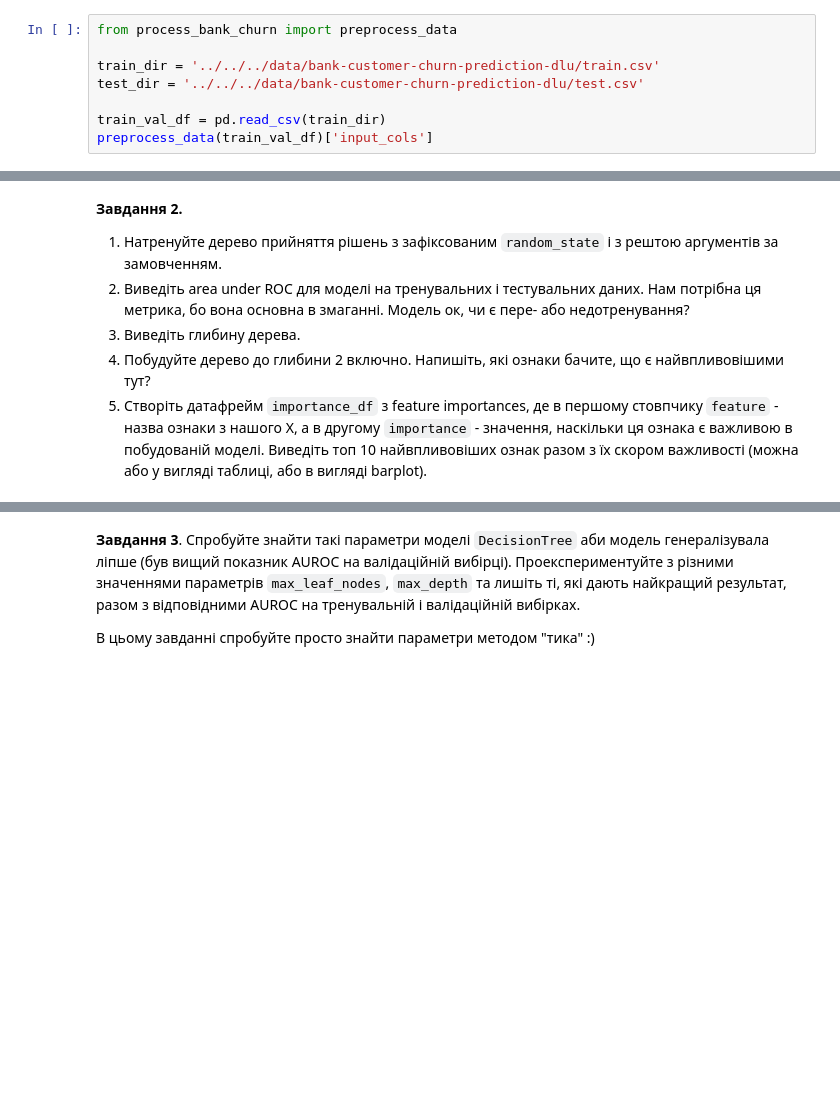
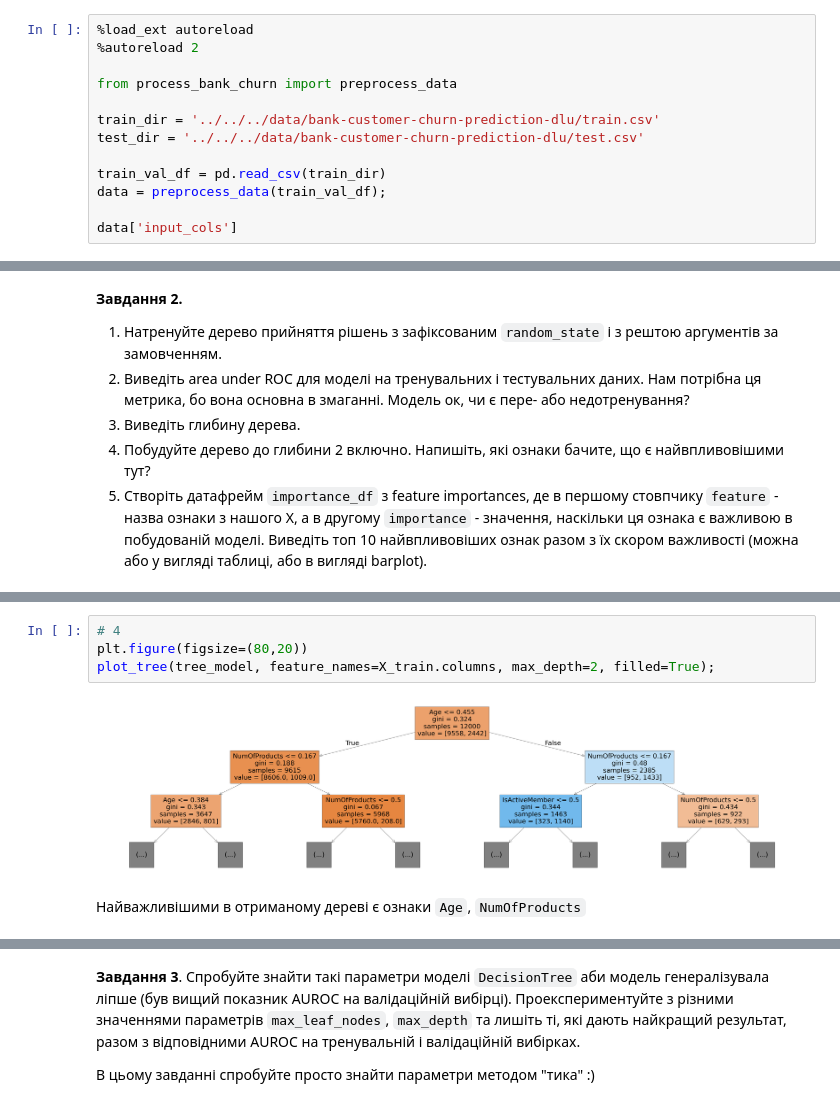
Before and after one commit to YelizavetaP/ml_tasks, a Jupyter notebook: hometasks/2_supervised_learning/2_3_decision_trees/HW_2_10_Дерева_прийняття_рішень.ipynb, the cells around one changed output, grey strips where cells are left out. Cells and saved outputs as stored; diff of their text form; blank space fills up the shorter version.

```diff
--- a/hometasks/2_supervised_learning/2_3_decision_trees/HW_2_10_Дерева_прийняття_рішень.ipynb
+++ b/hometasks/2_supervised_learning/2_3_decision_trees/HW_2_10_Дерева_прийняття_рішень.ipynb
@@ -39,9 +45,14 @@ import pandas as pd
 # %%
+%load_ext autoreload
+%autoreload 2
+
 from process_bank_churn import preprocess_data
 
 train_dir = '../../../data/bank-customer-churn-prediction-dlu/train.csv'
 test_dir = '../../../data/bank-customer-churn-prediction-dlu/test.csv'
 
 train_val_df = pd.read_csv(train_dir)
-preprocess_data(train_val_df)['input_cols']
+data = preprocess_data(train_val_df);
+
+data['input_cols']
 # %% [output]
@@ -65,0 +200,8 @@ ValueError: operands could not be broadcast together with shapes (9,) (5,)
+# %%
+# 4
+plt.figure(figsize=(80,20))
+plot_tree(tree_model, feature_names=X_train.columns, max_depth=2, filled=True);
+# %% [output]
+[figure, added]
+# %% [markdown]
+Найважливішими в отриманому дереві є ознаки `Age`, `NumOfProducts`
```
Also changed, not shown: parts of 28 cells of this notebook, 1 other file.
